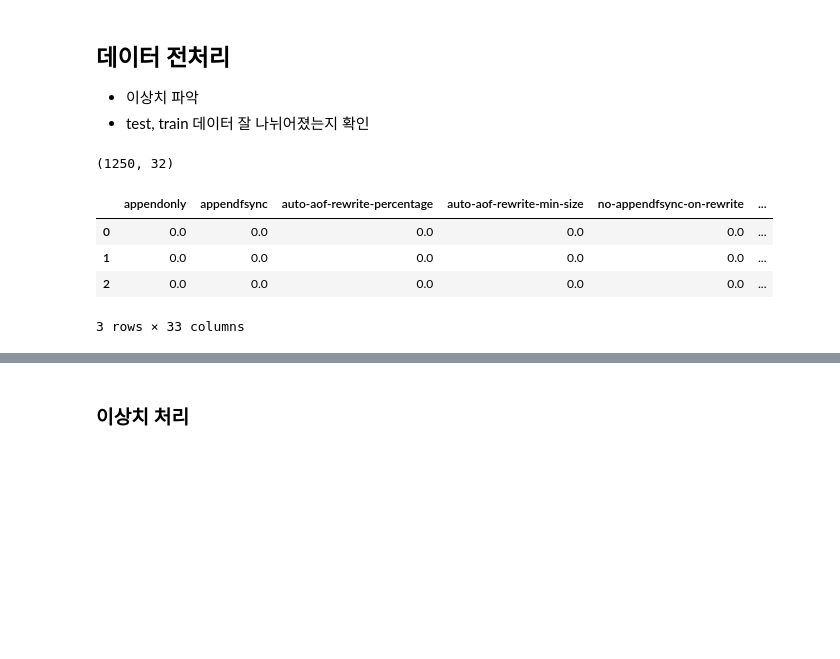
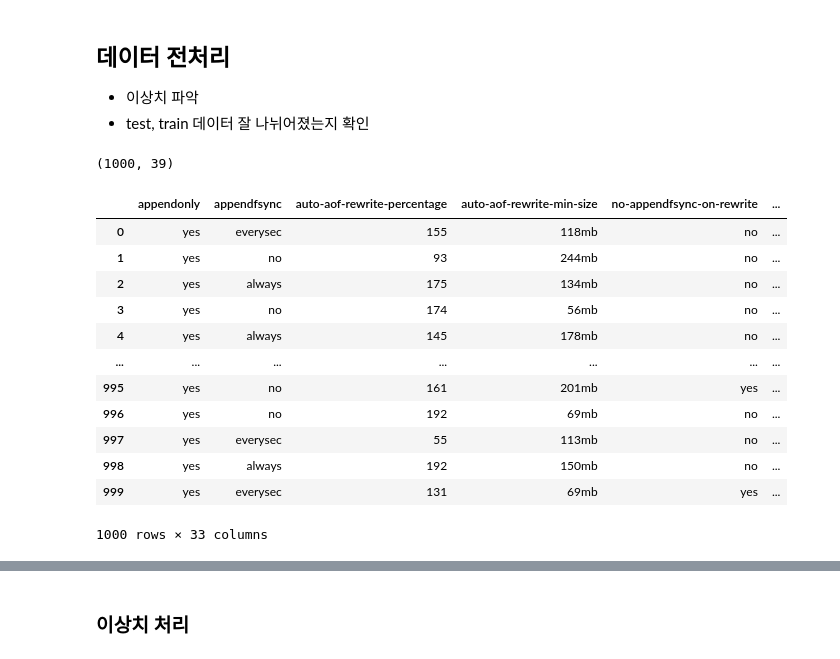
Before and after one commit to addb-swstarlab/Redis-Parameter-Grouping-BO, a Jupyter notebook: aof_1_2/model_v0.74_r10000_rdb_decisiontree.ipynb, the cells around one changed output, grey strips where cells are left out. Cells and saved outputs as stored; diff of their text form; code cells hidden in the pictures; blank space fills up the shorter version.

```diff
--- a/aof_1_2/model_v0.74_r10000_rdb_decisiontree.ipynb
+++ b/aof_1_2/model_v0.74_r10000_rdb_decisiontree.ipynb
@@ -60,22 +60,29 @@ knobs_bound = list(knobs_rdb.values())
 ## 데이터 전처리
 * 이상치 파악
 * test, train 데이터 잘 나뉘어졌는지 확인
+# %%
+# internal role == master 인 부분 인덱스 계산
+file_dir = '../data/'
+file_name = 'internal_metrics_r10000_aof2.csv'
+
+internal_csv = pd.read_csv(file_dir+file_name)
+idx_role_null = internal_csv['role'] == 'master'
 # %%
 # config(knob) data
-config_df = pd.read_csv("../data/result_config_r10000_rdb.csv", sep=',')
+config_df = pd.read_csv("../data/result_config_r10000_aof.csv", sep=',')
 
 # 1250 개 추출
-config_df = config_df.iloc[0:1250,:]
+config_df = config_df.iloc[0:1000,:]
 config_df.shape
 
 # external(throughput) data
 # external_df = pd.read_csv("./data/external_metrics0.csv", sep=',')
-external_df = pd.read_csv("../data/external_metrics_r10000_rdb.csv", sep=',')
+external_df = pd.read_csv("../data/external_metrics_r10000_aof2.csv", sep=',')
 # 1250 개 추출
-external_df = external_df.iloc[0:1250,:]
+external_df = external_df.iloc[0:1000,:]
 external_df.shape
 # %% [output]
-(1250, 32)
+(1000, 39)
 # %%
 # config(knog), external(throughput) 데이터 하나의 프레임으로 결합
 dataset = config_df
@@ -85,14 +92,25 @@ dataset['throughput'] = external_df['Gets_KB/sec']
 dataset_nan = dataset.copy()
 dataset['activedefrag'].fillna(value='no', inplace=True)  # activedefrag no 채우기
 dataset = dataset.fillna(value = 0)  # 전부 0으로 채움
+# %%
+# role == master 제외
+dataset = dataset[idx_role_null]
 # %%
-dataset.head(3)
+dataset
 # %% [output]
 |  | appendonly | appendfsync | auto-aof-rewrite-percentage | auto-aof-rewrite-min-size | no-appendfsync-on-rewrite | ... |
-| 0 | 0.0 | 0.0 | 0.0 | 0.0 | 0.0 | ... |
-| 1 | 0.0 | 0.0 | 0.0 | 0.0 | 0.0 | ... |
-| 2 | 0.0 | 0.0 | 0.0 | 0.0 | 0.0 | ... |
+| 0 | yes | everysec | 155 | 118mb | no | ... |
+| 1 | yes | no | 93 | 244mb | no | ... |
+| 2 | yes | always | 175 | 134mb | no | ... |
+| 3 | yes | no | 174 | 56mb | no | ... |
+| 4 | yes | always | 145 | 178mb | no | ... |
+| ... | ... | ... | ... | ... | ... | ... |
+| 995 | yes | no | 161 | 201mb | yes | ... |
+| 996 | yes | no | 192 | 69mb | no | ... |
+| 997 | yes | everysec | 55 | 113mb | no | ... |
+| 998 | yes | always | 192 | 150mb | no | ... |
+| 999 | yes | everysec | 131 | 69mb | yes | ... |
-3 rows × 33 columns
+1000 rows × 33 columns
 # %%
 # maxmemory knob 단위(mb) 처리
 dataset['maxmemory']  = dataset['maxmemory'].str.strip('mb')
```
Also changed, not shown: parts of 19 cells of this notebook, 7 other files.
